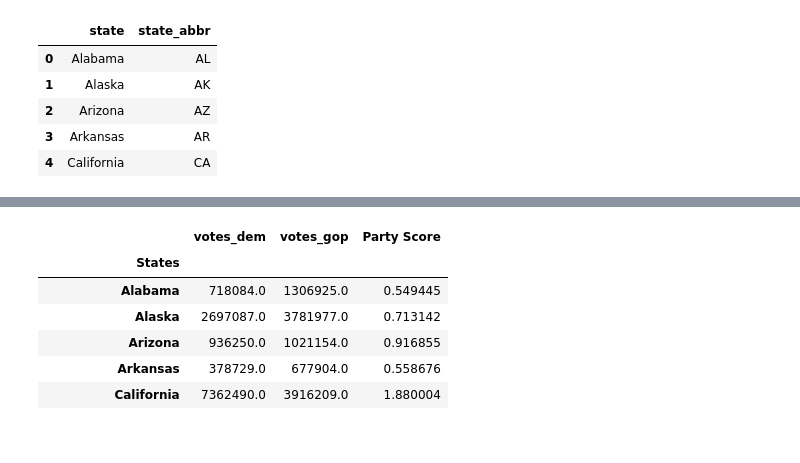
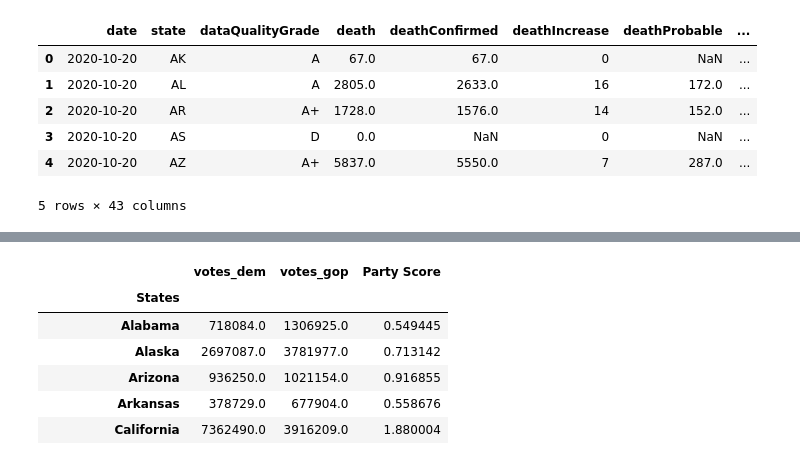
Before and after one commit to carrillofatima/UCI_Project-1_Group, a Jupyter notebook: Combine_dataframe.ipynb, the cells around one changed output, grey strips where cells are left out. Cells and saved outputs as stored; diff of their text form; code cells hidden in the pictures.

```diff
--- a/Combine_dataframe.ipynb
+++ b/Combine_dataframe.ipynb
@@ -8,19 +8,20 @@ import numpy as np
 # %%
 # variable to hold csv
 covidtrack_to_load = "Resources/all-states-history 10-20-2020.csv"
 NYtimes_to_load = "Resources/data from NYT 10-20-2020.csv"
 
 keyfile = 'Resources/state_abbr list.csv'
 keydf = pd.read_csv(keyfile)
 
 # Read Purchasing File and store into Pandas data frame
 covidtrack_data = pd.read_csv(covidtrack_to_load)
 NYtimes_data = pd.read_csv(NYtimes_to_load)
-keydf.head()
+covidtrack_data.head()
 # %% [output]
-|  | state | state_abbr |
-| 0 | Alabama | AL |
-| 1 | Alaska | AK |
-| 2 | Arizona | AZ |
-| 3 | Arkansas | AR |
-| 4 | California | CA |
+|  | date | state | dataQualityGrade | death | deathConfirmed | deathIncrease | deathProbable | ... |
+| 0 | 2020-10-20 | AK | A | 67.0 | 67.0 | 0 | NaN | ... |
+| 1 | 2020-10-20 | AL | A | 2805.0 | 2633.0 | 16 | 172.0 | ... |
+| 2 | 2020-10-20 | AR | A+ | 1728.0 | 1576.0 | 14 | 152.0 | ... |
+| 3 | 2020-10-20 | AS | D | 0.0 | NaN | 0 | NaN | ... |
+| 4 | 2020-10-20 | AZ | A+ | 5837.0 | 5550.0 | 7 | 287.0 | ... |
+5 rows × 43 columns
```
Also changed, not shown: parts of 9 cells of this notebook, 2 other files.
